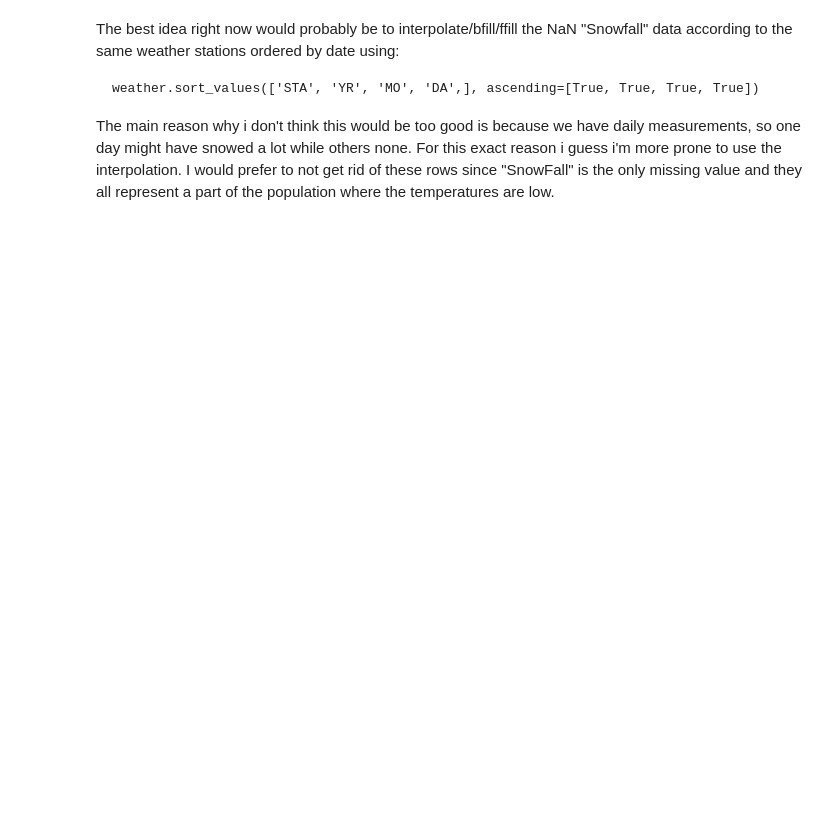
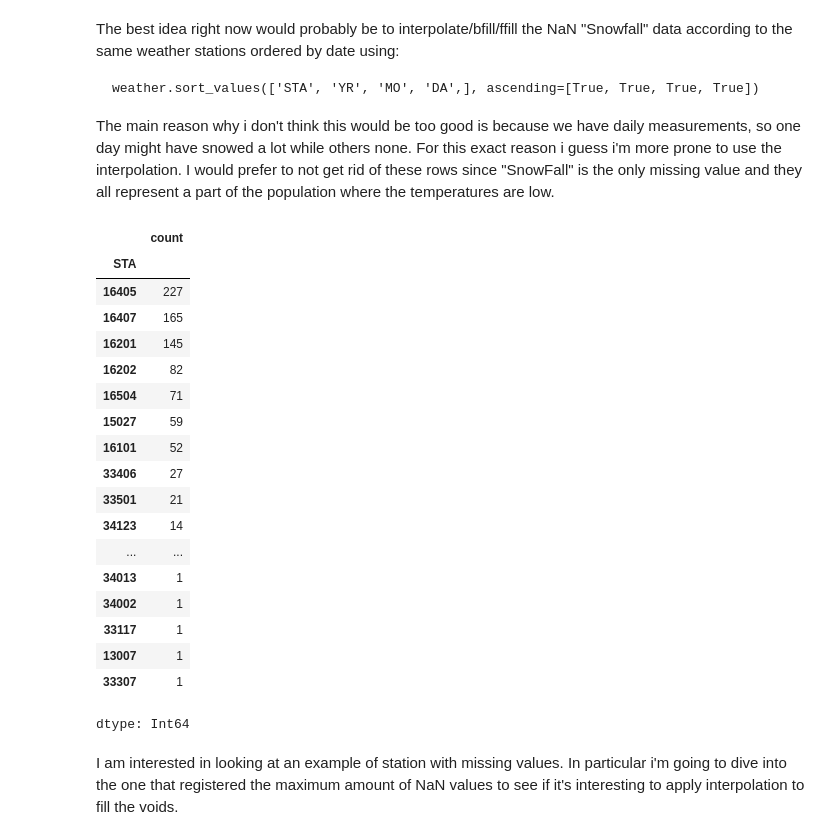
Before and after one commit to SamuelMagnano/Kaggle_Weather_prediction, a Jupyter notebook: Weather_Prediction.ipynb, the cells around one changed output. Saved outputs shown, nothing was run; the diff lists cells and outputs as text; code cells hidden in the pictures; blank space fills up the shorter version.

````diff
--- a/Weather_Prediction.ipynb
+++ b/Weather_Prediction.ipynb
@@ -224,3 +213,29 @@ weather.sort_values(['STA', 'YR', 'MO', 'DA',], ascending=[True, True, True, Tru
 ```
 
 The main reason why i don't think this would be too good is because we have daily measurements, so one day might have snowed a lot while others none. For this exact reason i guess i'm more prone to use the interpolation. I would prefer to not get rid of these rows since "SnowFall" is the only missing value and they all represent a part of the population where the temperatures are low.
+# %%
+weather.sort_values(['STA', 'YR', 'MO', 'DA',], ascending=[True, True, True, True])
+weather["STA"] = weather["STA"].astype('string')
+weather["STA"].loc[weather["Snowfall"].isna()].value_counts()
+# %% [output]
+|  | count |
+| STA |  |
+| 16405 | 227 |
+| 16407 | 165 |
+| 16201 | 145 |
+| 16202 | 82 |
+| 16504 | 71 |
+| 15027 | 59 |
+| 16101 | 52 |
+| 33406 | 27 |
+| 33501 | 21 |
+| 34123 | 14 |
+| ... | ... |
+| 34013 | 1 |
+| 34002 | 1 |
+| 33117 | 1 |
+| 13007 | 1 |
+| 33307 | 1 |
+dtype: Int64
+# %% [markdown]
+I am interested in looking at an example of station with missing values. In particular i'm going to dive into the one that registered the maximum amount of NaN values to see if it's interesting to apply interpolation to fill the voids.
````
Also changed, not shown: parts of 11 cells of this notebook.
